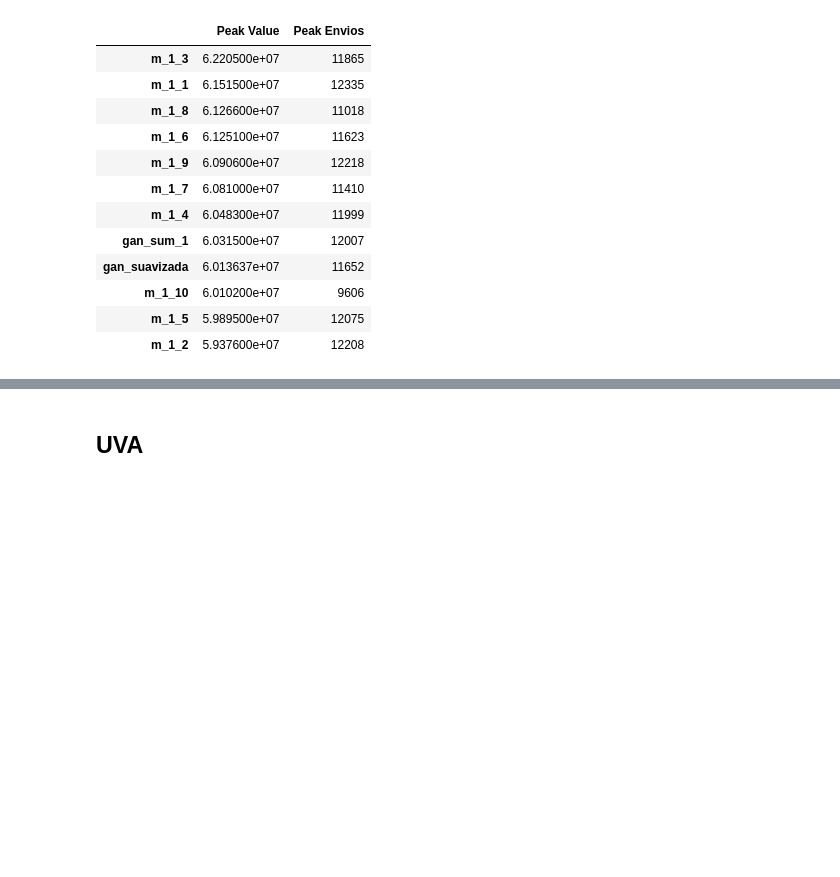
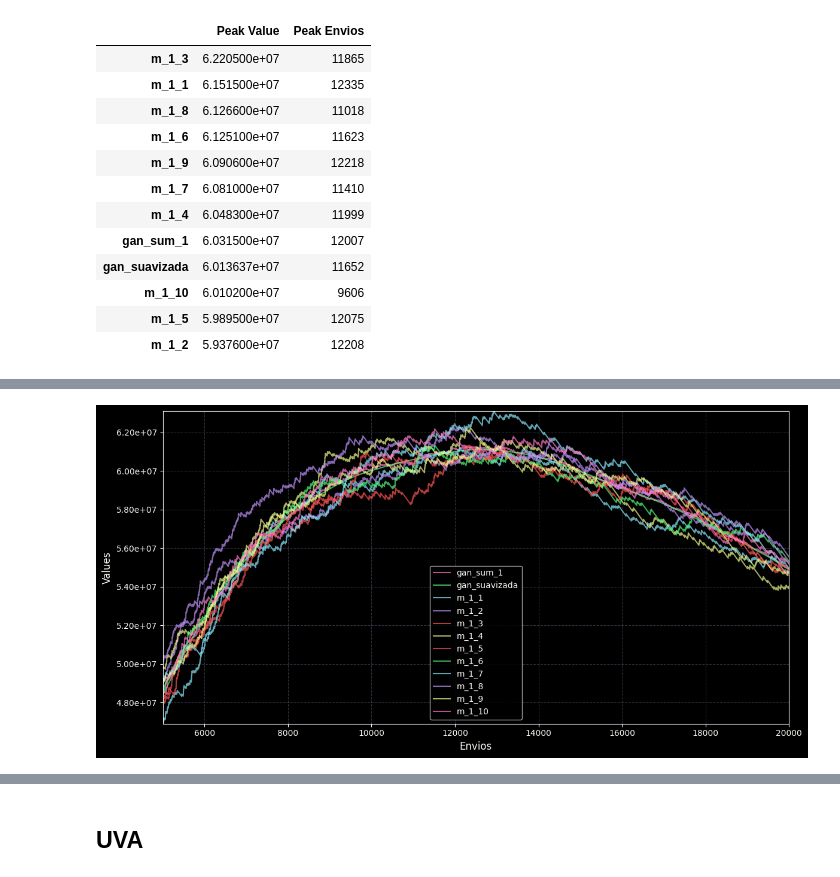
Before and after one commit to luviolap/dm2024c, a Jupyter notebook: src/workflows-analysis/workflows_analysis.ipynb, the cells around one changed output, grey strips where cells are left out. Cells and saved outputs as stored; diff of their text form; code cells hidden in the pictures; blank space fills up the shorter version.

```diff
--- a/src/workflows-analysis/workflows_analysis.ipynb
+++ b/src/workflows-analysis/workflows_analysis.ipynb
@@ -34,10 +35,10 @@ ninguno_dir = os.path.join(base_dir, "EV-0001", "ganancias_01_007.txt")
 rank_simple_dir = os.path.join(base_dir, "EV-0002", "ganancias_01_054.txt")
 rank_cero_fijo_dir = os.path.join(base_dir, "EV-0003", "ganancias_01_071.txt")
 deflacion_dir = os.path.join(base_dir, "EV-0004", "ganancias_01_055.txt")
-# dolar_blue_dir
-# dolar_oficial_dir
+dolar_blue_dir = os.path.join(base_dir, "EV-0006", "ganancias_01_062.txt")
+dolar_oficial_dir = os.path.join(base_dir, "EV-0006", "ganancias_01_062.txt")  # TODO: FIX
 uva_dir = os.path.join(base_dir, "EV-0005", "ganancias_01_049.txt")
-# estandarizar_dir
+estandarizar_dir = os.path.join(base_dir, "EV-0007", "ganancias_01_044.txt")
 # %% [markdown]
 ## Helper
 # %%
@@ -348,0 +352,3 @@ deflacion_peak_df
+# %%
+dolar_blue_df = pd.read_csv(dolar_blue_dir, sep='\t')
+dolar_blue_df.info()
@@ -348,0 +388,5 @@ deflacion_peak_df
+# %%
+dolar_blue_plot = plot_metrics(dolar_blue_df)
+dolar_blue_plot
+# %% [output]
+[figure, added]
```
Also changed, not shown: parts of 38 cells of this notebook.
